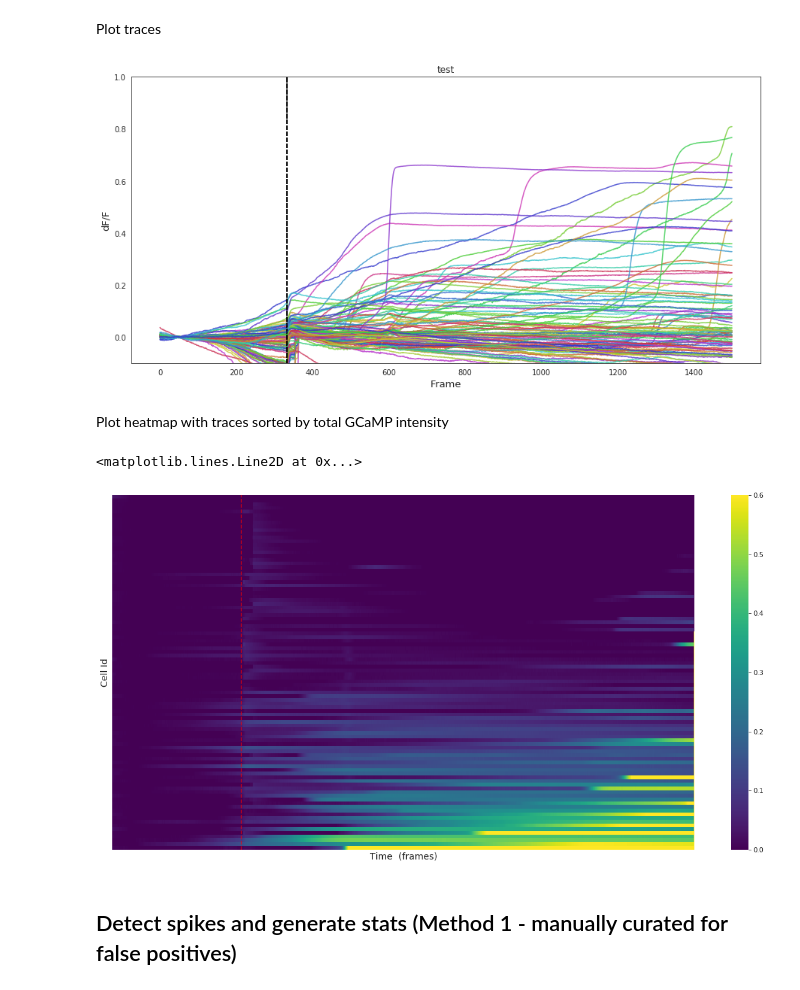
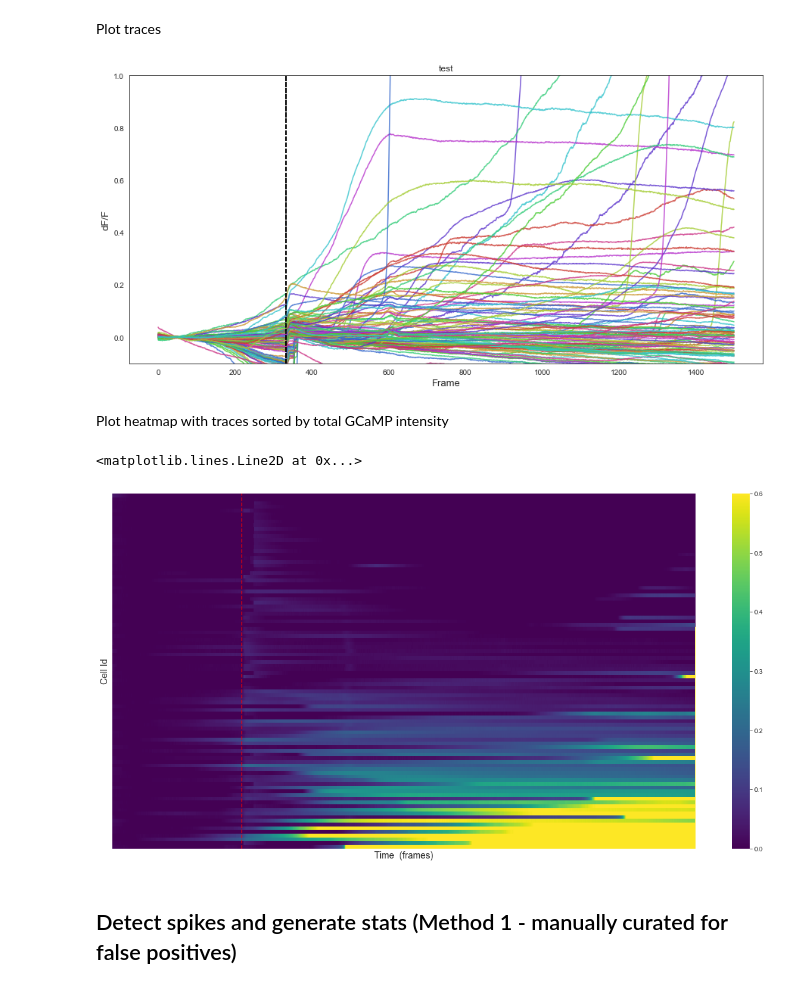
Before and after one commit to marxcrake/Ca_analysis_paper, a Jupyter notebook: Ca_analysis.ipynb, the cells around one changed output. Cells and saved outputs as stored; diff of their text form; code cells hidden in the pictures.

```diff
--- a/Ca_analysis.ipynb
+++ b/Ca_analysis.ipynb
@@ -214,35 +211,35 @@ Plot traces
 
 #set stimulation
 stim = 333
 
 sns.set_style("white")
 fig = plt.figure(figsize=(15, 7))
 grid = plt.GridSpec(25, 2, wspace=0.2, hspace=3, figure = fig)
 fig1 = fig.add_subplot(grid[:, :])
 sub_fig = fig1
 
 for file in results_norm:
 
 
-    for ex in np.arange(1,len(results_norm[file].columns)):
+    for ex in np.arange(1,len(results_norm[file].columns)+1):
 
         series = results_norm[file]['Mean'+str(ex)]
         cmap = sns.hls_palette(10,l=.5, s=.6)
         sns.set_palette(cmap)
         plt.plot(series, alpha = 0.8)
 
             #a = a+10
 
         plt.axvline(x = stim , linestyle = '--', color = 'black', alpha =0.7)
         plt.xlabel("Frame",fontdict={'fontsize':13})
         plt.ylabel("dF/F",fontdict={'fontsize':13})
         plt.title(mypath)
         sub_fig.set_ylim(-0.1,1)
 
 
 plt.show()
 # %% [output]
-[figure, old version]
+[figure, new version]
 # %% [markdown]
 Plot heatmap with traces sorted by total GCaMP intensity
 # %%
@@ -268,7 +265,7 @@ plt.ylabel('Cell Id',size = '14')
 plt.axvline(x = stim , linestyle = '--', color = 'red', alpha =0.7)
 # %% [output]
 <matplotlib.lines.Line2D at 0x...>
-[figure, old version]
+[figure, new version]
 # %% [markdown]
 ## Detect spikes and generate stats (Method 1 - manually curated for false positives)
 # %%
```
Also changed, not shown: parts of 6 cells of this notebook.
